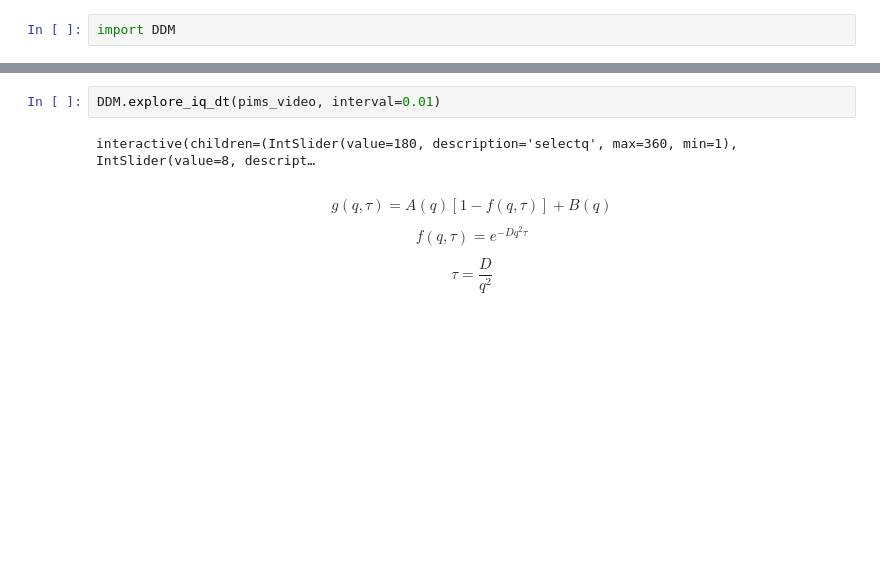
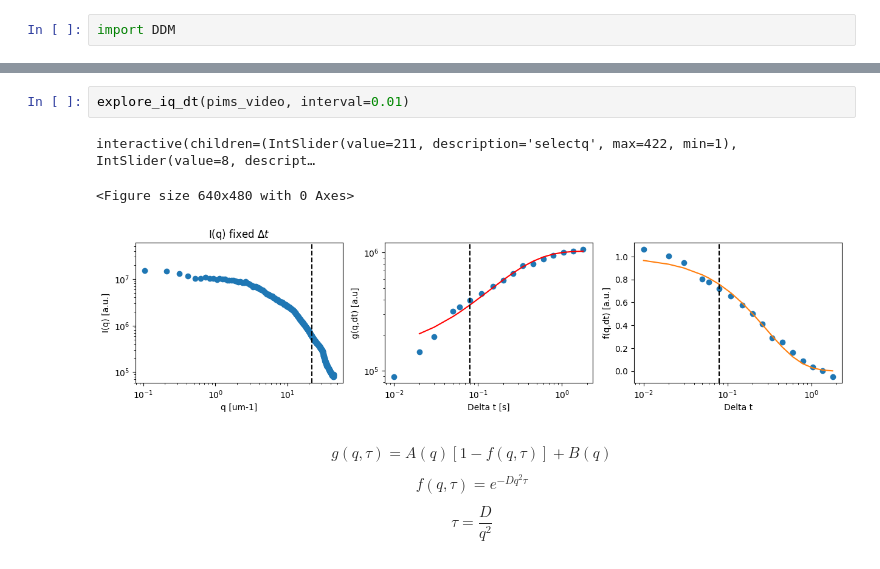
Before and after one commit to marcocaggioni/microrheology_water_test, a Jupyter notebook: Example Differential dynamic microscopy.ipynb, the cells around one changed output, grey strips where cells are left out. Drawn from its saved outputs; the diff is of its cells as text; blank space fills up the shorter version.

```diff
--- a/Example Differential dynamic microscopy.ipynb
+++ b/Example Differential dynamic microscopy.ipynb
@@ -47,7 +140,9 @@ Text(value='0', description='current dt')
 # %%
-DDM.explore_iq_dt(pims_video, interval=0.01)
+explore_iq_dt(pims_video, interval=0.01)
 # %% [output]
-interactive(children=(IntSlider(value=180, description='selectq', max=360, min=1), IntSlider(value=8, descript…
+interactive(children=(IntSlider(value=211, description='selectq', max=422, min=1), IntSlider(value=8, descript…
+<Figure size 640x480 with 0 Axes>
+[figure, added]
 # %% [markdown]
 $$g(q,\tau) = A(q) [1-f(q,\tau)] +B(q)$$
 
```
Also changed, not shown: parts of 17 cells of this notebook, 1 other file.
